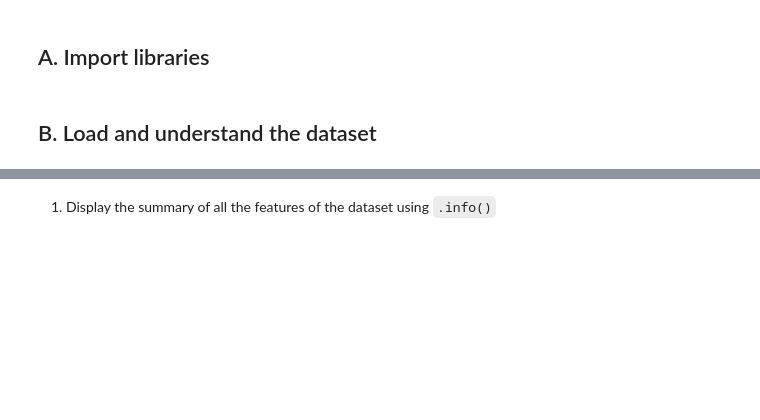
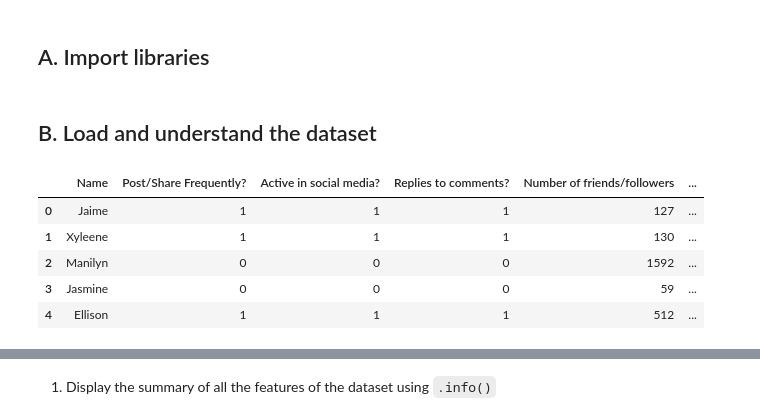
Before and after one commit to moridin04/CCMACLRL_EXERCISES_COM221ML, a Jupyter notebook: Exercise3.ipynb, the cells around one changed output, grey strips where cells are left out. Cells and saved outputs as stored; diff of their text form; code cells hidden in the pictures; blank space fills up the shorter version.

```diff
--- a/Exercise3.ipynb
+++ b/Exercise3.ipynb
@@ -22,0 +27,9 @@ from sklearn.metrics import accuracy_score, precision_score, recall_score, f1_sc
+# %%
+df.head()
+# %% [output]
+|  | Name | Post/Share Frequently? | Active in social media? | Replies to comments? | Number of friends/followers | ... |
+| 0 | Jaime | 1 | 1 | 1 | 127 | ... |
+| 1 | Xyleene | 1 | 1 | 1 | 130 | ... |
+| 2 | Manilyn | 0 | 0 | 0 | 1592 | ... |
+| 3 | Jasmine | 0 | 0 | 0 | 59 | ... |
+| 4 | Ellison | 1 | 1 | 1 | 512 | ... |
```
Also changed, not shown: parts of 21 cells of this notebook.
